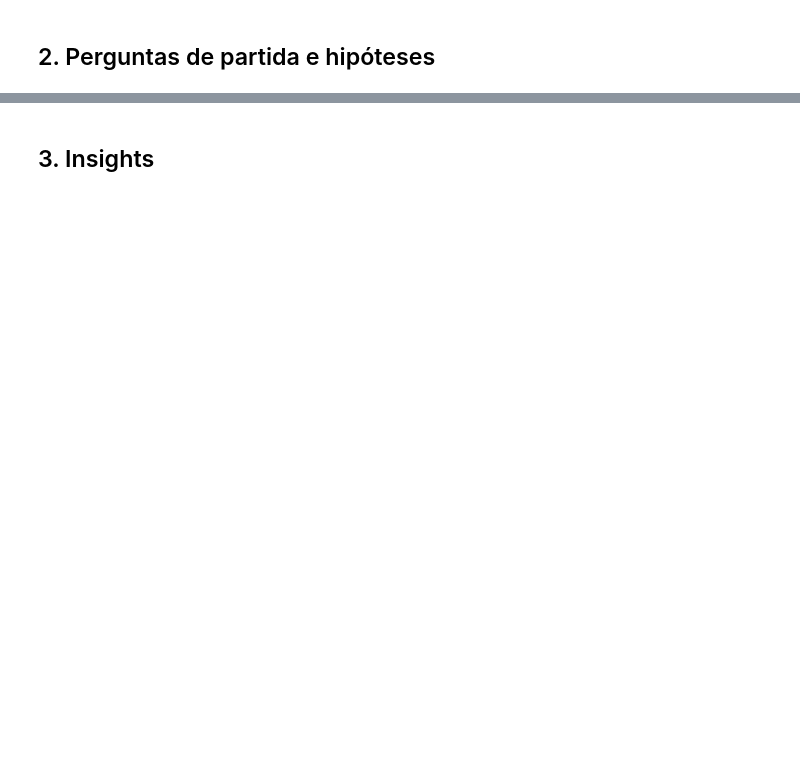
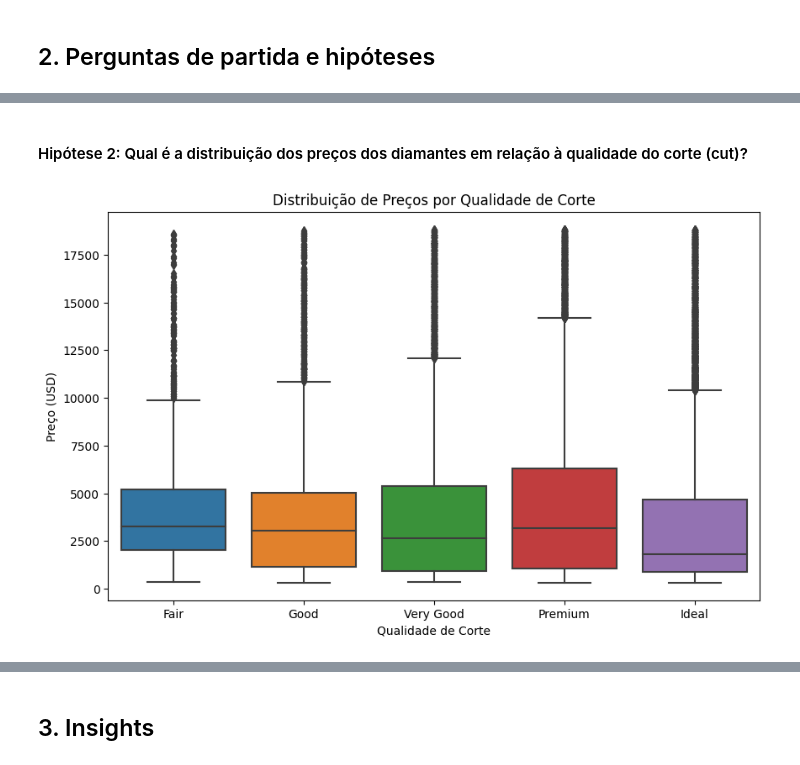
Before and after one commit to phnuness/avanti-bootcamp-cdd, a Jupyter notebook: notebooks/01-exploratory_data_analysis.ipynb, the cells around one changed output, grey strips where cells are left out. Drawn from its saved outputs; the diff is of its cells as text; code cells hidden in the pictures; blank space fills up the shorter version.

```diff
--- a/notebooks/01-exploratory_data_analysis.ipynb
+++ b/notebooks/01-exploratory_data_analysis.ipynb
@@ -100,0 +227,12 @@ dict.to_csv('../data/external/dictionary.csv', index=False)
+# %% [markdown]
+#### Hipótese 2: Qual é a distribuição dos preços dos diamantes em relação à qualidade do corte (cut)?
+# %%
+# Plot do gráfico para conferir a relação entre o preço do diamente e sua qualidade
+plt.figure(figsize=(10, 6))
+sns.boxplot(x='cut', y='price', data=df, order=['Fair', 'Good', 'Very Good', 'Premium', 'Ideal'])
+plt.title('Distribuição de Preços por Qualidade de Corte')
+plt.xlabel('Qualidade de Corte')
+plt.ylabel('Preço (USD)')
+plt.show()
+# %% [output]
+[figure, added]
```
Also changed, not shown: parts of 25 cells of this notebook.
